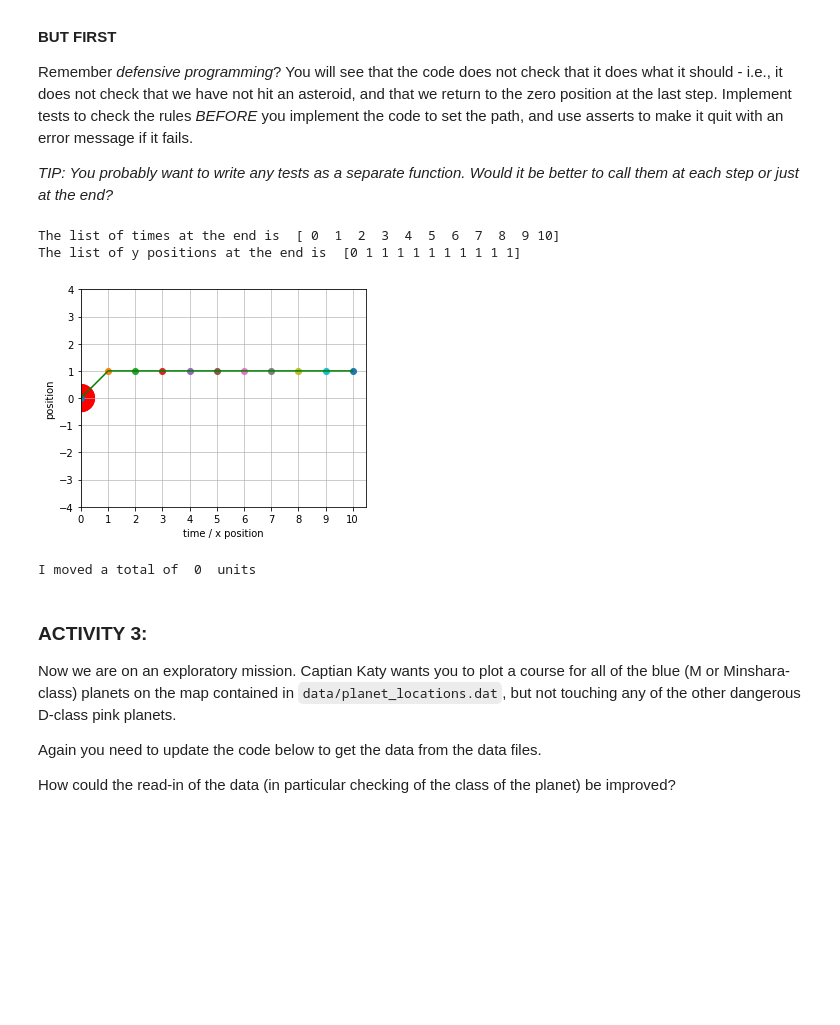
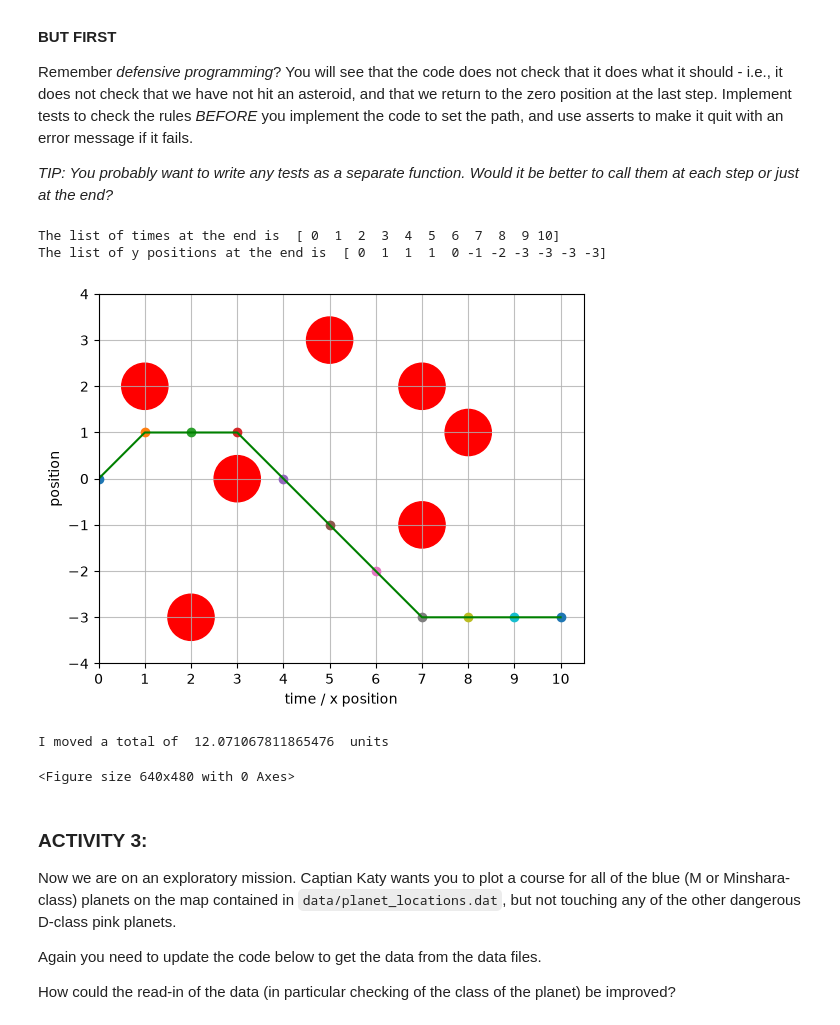
Before and after one commit to KAClough/TopicsInSciComp, a Jupyter notebook: Notebooks/Week2_LabExercises.ipynb, the cells around one changed output. Drawn from its saved outputs; the diff is of its cells as text; code cells hidden in the pictures; blank space fills up the shorter version.

```diff
--- a/Notebooks/Week2_LabExercises.ipynb
+++ b/Notebooks/Week2_LabExercises.ipynb
@@ -34,7 +35,8 @@ def plot_asteroid_field(ax) :
 
     # Mark the asteroid positions onto the plot - read in the data from data/asteroid_locations.dat
     # HINT: the function you need is called loadtxt
-    asteroid_locations= np.array([[0,0], [0,0]]) # UPDATE ME!
+    data_location= "C:/Users/Nish/TopicsInSciComp/Notebooks/data/asteroid_locations.dat"
+    asteroid_locations= np.loadtxt(data_location) # UPDATE ME!
     for location in asteroid_locations :
         circle=plt.Circle(location, 0.5 , color='r')
         ax.add_artist(circle)
@@ -99,40 +101,50 @@ for index, time_now in enumerate(list_of_times) :
         step_size = 1
         # moving y position by the step size
         list_of_y_positions[index] = list_of_y_positions[index - 1] + step_size
+    elif (time_now > 3 and time_now < 8) :
+        step_size = 1
+        # moving y position by the step size
+        list_of_y_positions[index] = list_of_y_positions[index - 1] - step_size
 
     # UPDATE ME!
     # Add more else if options here to cover all the times you need to move the ship
     # (Try to make this as minimal as possible, rather than writing one elif statement
     # per time step)
 
     # finally, give the default option for all other cases using 'else'
     else :
         # nothing happens at other times
         step_size = 0
         # moving y position by the step size
         list_of_y_positions[index] = list_of_y_positions[index - 1] + step_size
 
     position_now = list_of_y_positions[index]
     plt.plot(time_now, position_now, 'o')
     #plt.pause(0.3) # This pause just slows down the plotting so it looks nicer
 
 print("The list of times at the end is ", list_of_times)
 print("The list of y positions at the end is ", list_of_y_positions)
 
 plt.plot(list_of_times, list_of_y_positions, 'g-')
 plt.show()
 
 # Uncomment to save the figure
-# plt.savefig("flight_path.png")
+plt.savefig("flight_path.png")
 
 # Print out some information
-total_distance_moved = 0 # UPDATE ME!
+def calculate_distance_travelled(list_of_times, list_of_y_positions):
+    list_of_coordinates = np.column_stack((list_of_times, list_of_y_positions))
+    return np.linalg.norm(np.diff(list_of_coordinates, axis=0), axis=1).sum()
+
+
+total_distance_moved = calculate_distance_travelled(list_of_times,list_of_y_positions) # UPDATE ME!
 print("I moved a total of ", total_distance_moved, " units")
 # %% [output]
 The list of times at the end is  [ 0  1  2  3  4  5  6  7  8  9 10]
-The list of y positions at the end is  [0 1 1 1 1 1 1 1 1 1 1]
+The list of y positions at the end is  [ 0  1  1  1  0 -1 -2 -3 -3 -3 -3]
-[figure, old version]
+[figure, new version]
-I moved a total of  0  units
+I moved a total of  12.071067811865476  units
+<Figure size 640x480 with 0 Axes>
 # %% [markdown]
 ### ACTIVITY 3:
 
```
Also changed, not shown: parts of 6 cells of this notebook, 2 other files.
